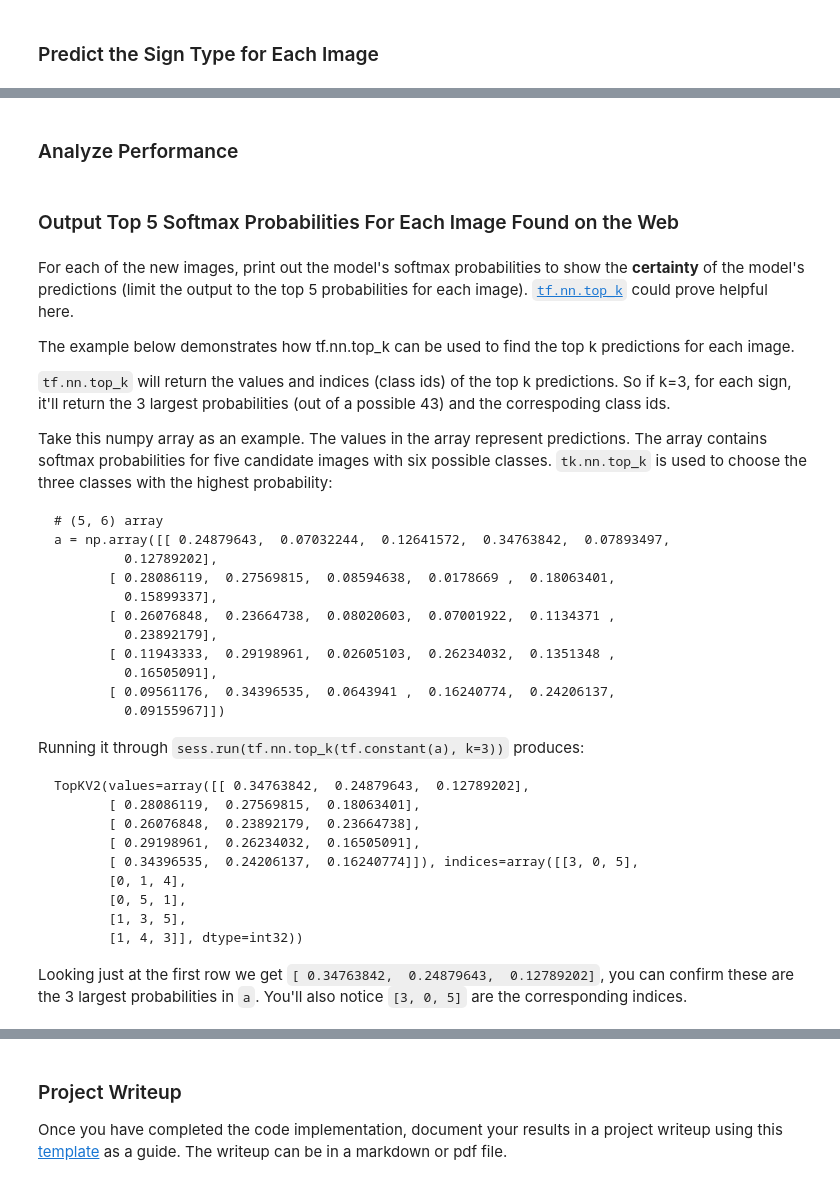
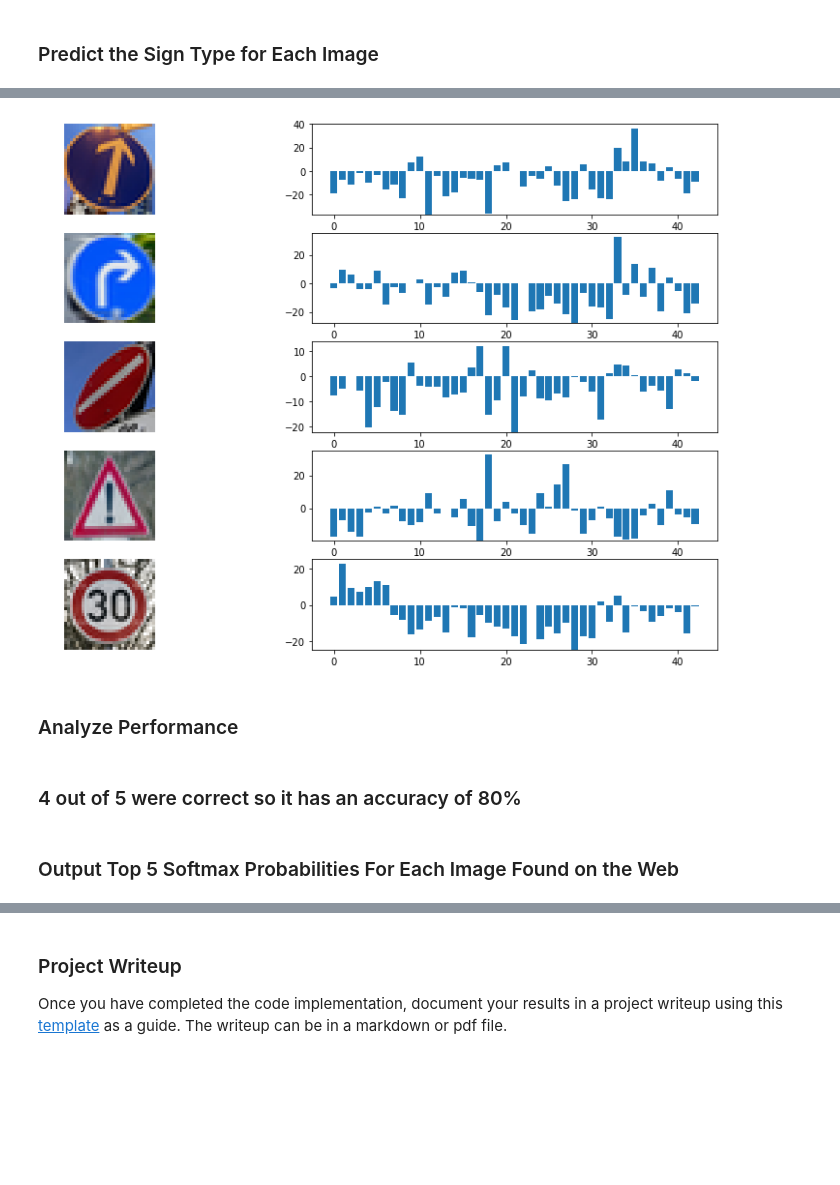
Before and after one commit to ldfo/traffic-sign-classifier, a Jupyter notebook: Traffic_Sign_Classifier.ipynb, the cells around one changed output, grey strips where cells are left out. Saved outputs shown, nothing was run; the diff lists cells and outputs as text; code cells hidden in the pictures; blank space fills up the shorter version.

````diff
--- a/Traffic_Sign_Classifier.ipynb
+++ b/Traffic_Sign_Classifier.ipynb
@@ -481,2 +486,23 @@ plt.show()
+# %%
+### Visualize the softmax probabilities here.
+### Feel free to use as many code cells as needed.
+
+
+top_k_operation = tf.nn.top_k(logits,42)
+
+with tf.Session() as sess:
+    saver.restore(sess, tf.train.latest_checkpoint('.'))
+    top_k_output = sess.run(top_k_operation, feed_dict={x: predict_data})
+
+    fig, axs = plt.subplots(5, 2, figsize=(15, 10))
+    fig.subplots_adjust(hspace = .2, wspace=.001)
+    axs = axs.ravel()
+    for i, top_k_indices, top_k_values, image in zip(range(0, 10, 2), top_k_output.indices, top_k_output.values, german_images_data):
+        axs[i].axis('off')
+        axs[i].imshow(image)
+
+        axs[i+1].bar(top_k_indices, top_k_values)
+# %% [output]
+[figure, added]
 # %% [markdown]
 ### Analyze Performance
@@ -486,40 +509,4 @@ plt.show()
+# %% [markdown]
+### 4 out of 5 were correct so it has an accuracy of 80%
 # %% [markdown]
 ### Output Top 5 Softmax Probabilities For Each Image Found on the Web
-# %% [markdown]
-For each of the new images, print out the model's softmax probabilities to show the **certainty** of the model's predictions (limit the output to the top 5 probabilities for each image). [`tf.nn.top_k`](https://www.tensorflow.org/versions/r0.12/api_docs/python/nn.html#top_k) could prove helpful here.
-
-The example below demonstrates how tf.nn.top_k can be used to find the top k predictions for each image.
-
-`tf.nn.top_k` will return the values and indices (class ids) of the top k predictions. So if k=3, for each sign, it'll return the 3 largest probabilities (out of a possible 43) and the correspoding class ids.
-
-Take this numpy array as an example. The values in the array represent predictions. The array contains softmax probabilities for five candidate images with six possible classes. `tk.nn.top_k` is used to choose the three classes with the highest probability:
-
-```
-# (5, 6) array
-a = np.array([[ 0.24879643,  0.07032244,  0.12641572,  0.34763842,  0.07893497,
-         0.12789202],
-       [ 0.28086119,  0.27569815,  0.08594638,  0.0178669 ,  0.18063401,
-         0.15899337],
-       [ 0.26076848,  0.23664738,  0.08020603,  0.07001922,  0.1134371 ,
-         0.23892179],
-       [ 0.11943333,  0.29198961,  0.02605103,  0.26234032,  0.1351348 ,
-         0.16505091],
-       [ 0.09561176,  0.34396535,  0.0643941 ,  0.16240774,  0.24206137,
-         0.09155967]])
-```
-
-Running it through `sess.run(tf.nn.top_k(tf.constant(a), k=3))` produces:
-
-```
-TopKV2(values=array([[ 0.34763842,  0.24879643,  0.12789202],
-       [ 0.28086119,  0.27569815,  0.18063401],
-       [ 0.26076848,  0.23892179,  0.23664738],
-       [ 0.29198961,  0.26234032,  0.16505091],
-       [ 0.34396535,  0.24206137,  0.16240774]]), indices=array([[3, 0, 5],
-       [0, 1, 4],
-       [0, 5, 1],
-       [1, 3, 5],
-       [1, 4, 3]], dtype=int32))
-```
-
-Looking just at the first row we get `[ 0.34763842,  0.24879643,  0.12789202]`, you can confirm these are the 3 largest probabilities in `a`. You'll also notice `[3, 0, 5]` are the corresponding indices.
````
Also changed, not shown: parts of 12 cells of this notebook, 4 other files.
